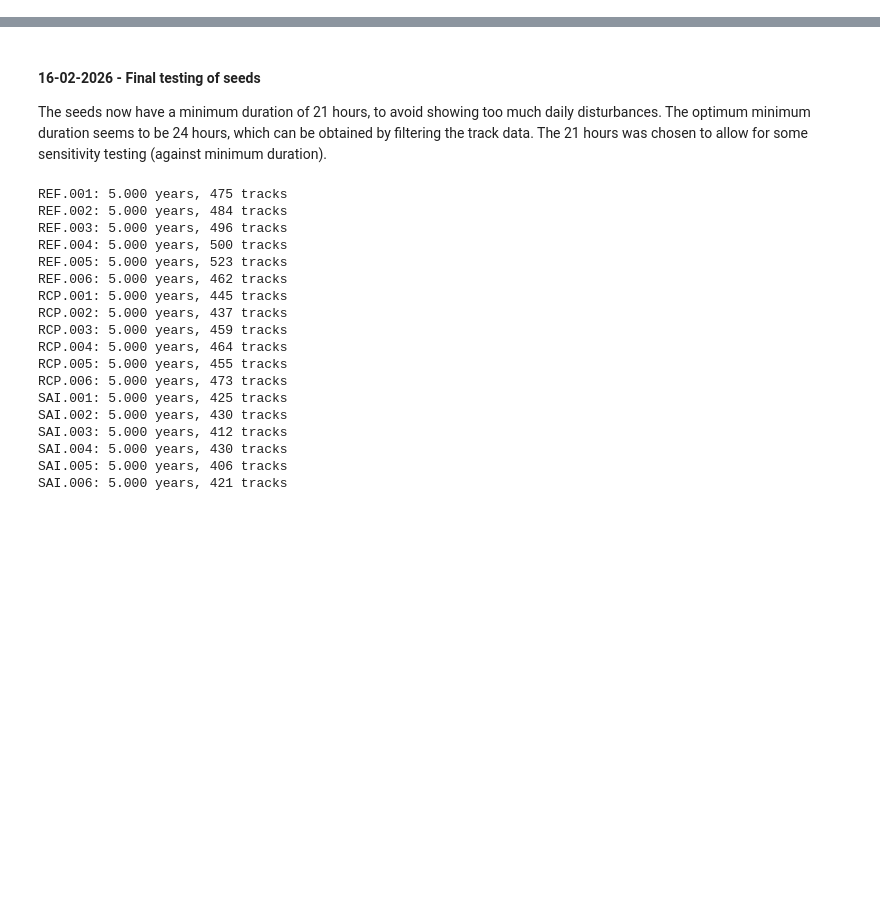
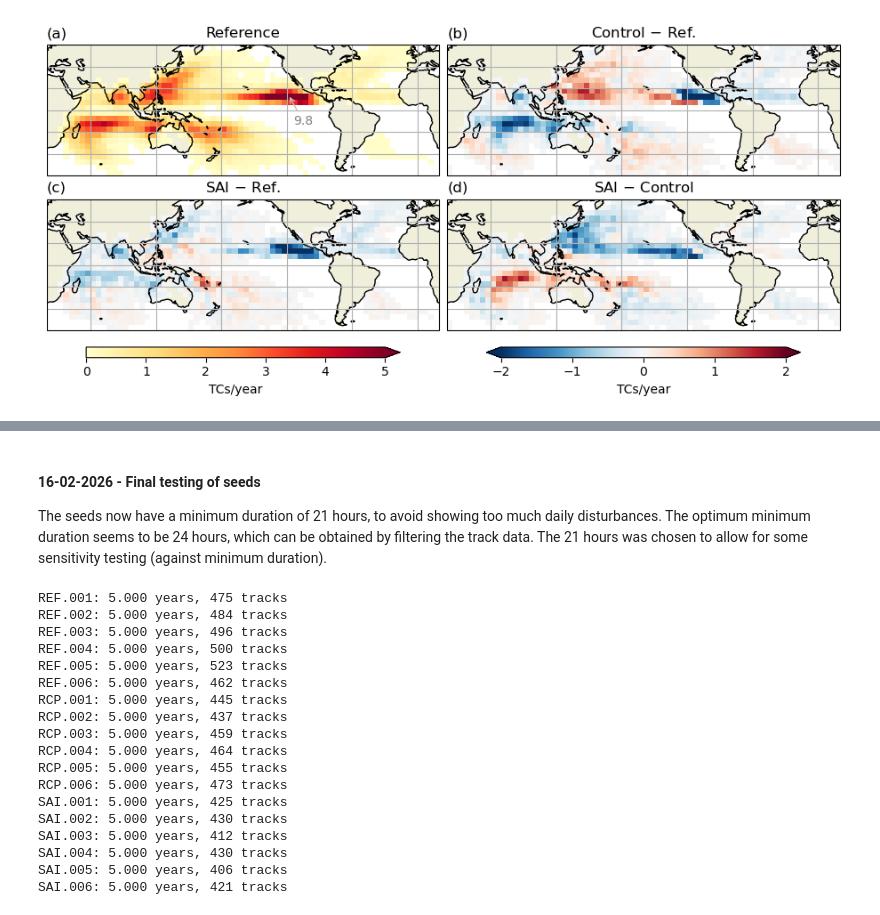
Before and after one commit to JdeJong96/TCs-under-SAI, a Jupyter notebook: analysis/notebooks/link_seeds_TCs.ipynb, the cells around one changed output, grey strips where cells are left out. Cells and saved outputs as stored; diff of their text form; code cells hidden in the pictures; blank space fills up the shorter version.

Commit message:
make figures for (un)succesfull TC seeds

```diff
--- a/analysis/notebooks/link_seeds_TCs.ipynb
+++ b/analysis/notebooks/link_seeds_TCs.ipynb
@@ -11,3 +11,5 @@ import cartopy.feature as cfeature
 import cftime
 import tracks
 %matplotlib inline
+# %%
+ds_tc = tracks.load_tracks('../../tracker/jobs/Tracking_TC_RV/', ext='')
@@ -13,0 +35,2 @@ import tracks
+# %%
+ds_sd = tracks.load_tracks('../../tracker/jobs/Tracking_TC_RV.seeds2/', ext='.seeds2')
@@ -13,0 +94,3 @@ import tracks
+# %%
+ds_sd_s = {exp: ds_sd[exp].sel(id=dsln[exp]).assign_coords(id_tc=('id',dsln[exp].id.data)) for exp in ds_sd}  # seeds that become TCs
+ds_sd_f = {exp: ds_sd[exp].sel(id=~ds_sd[exp].id.isin(dsln[exp])) for exp in ds_sd}  # seeds that do not become TCs
@@ -13,0 +137,77 @@ import tracks
+# %%
+fname = 'track_density_seeds_succes_4panel.pdf'
+kwargs = dict(transform=ccrs.PlateCarree(), add_colorbar=False)
+cbkwargs = dict(orientation='horizontal', aspect=30, shrink=0.8)
+titles = {
+    '(a)': 'Reference',
+    '(b)': 'Control $-$ Ref.',
+    '(c)': 'SAI $-$ Ref.',
+    '(d)': 'SAI $-$ Control',
+}
+vlims = {'ref':{'vmin':0, 'vmax':5}, 'diff':{'vmin':-2,'vmax':2}}
+
+def annotate_minmax(ax, xytext, data, method='max'):
+    if method == 'min':
+        xtr = data.isel(data.argmin(...))
+    elif method == 'max':
+        xtr = data.isel(data.argmax(...))
+    ax.annotate(xy=(xtr.xbins,xtr.ybins), text=f"{xtr:.1f}", c='grey', size=10, va='center', ha='center', xytext=(255,-10),
+            transform=ccrs.PlateCarree(), arrowprops=dict(arrowstyle="->",shrinkB=0,ec='silver'))
+    return
+
+fig, axs = plt.subplots(2,2, figsize=(9,4.2), layout='constrained', subplot_kw={'projection':ccrs.PlateCarree(central_longitude=200)})
+
+ax = axs[0,0] # ref. track density
+cfdata = hists_s['Reference']#.hcount.mean('x')
+cf_ref = cfdata.plot(ax=ax, **vlims['ref'], cmap='YlOrRd', **kwargs)
+#annotate_minmax(ax, (255,-10), cfdata, method='max')
+#ax.scatter(mx.xbins, mx.ybins, c='r', s=1, transform=ccrs.PlateCarree())
+
+ax = axs[0,1] # RCP-Ref track density
+exps = 'RCP8.5-Reference'
+cfdata = hists_s[exps]
+cf = cfdata.plot(ax=ax, **vlims['diff'], cmap='RdBu_r', **kwargs)
+# sig = np.sqrt(stderr[exps[0]]**2+stderr[exps[1]]**2)/np.sqrt(2)
+#mask = xr.where(np.abs(cfdata) < (Zsig*stderr[exps]), True, False).transpose('xbins','ybins')
+#x,y = np.meshgrid(mask.xbins, mask.ybins, indexing='ij')
+#si = ax.scatter(x[mask], y[mask], s=0.5, c='k', edgecolors='none', transform=ccrs.PlateCarree())
+#si = ax.contourf(x, y, mask, hatches=['','///'], alpha=0, transform=ccrs.PlateCarree())
+#annotate_minmax(ax, (255,-10), cfdata, method='min')
+
+ax = axs[1,0] # SAI-Ref track density
+exps = 'SAI2050-Reference'
+cfdata = hists_s[exps]
+cf = cfdata.plot(ax=ax, **vlims['diff'], cmap='RdBu_r', **kwargs)
+# sig = np.sqrt(stderr[exps[0]]**2+stderr[exps[1]]**2)/np.sqrt(2)
+#mask = xr.where(np.abs(cfdata) < (Zsig*stderr[exps]), True, False).transpose('xbins','ybins')
+#x,y = np.meshgrid(mask.xbins, mask.ybins, indexing='ij')
+#si = ax.scatter(x[mask], y[mask], s=0.5, c='k', edgecolors='none', transform=ccrs.PlateCarree())
+#si = ax.contourf(x, y, mask, hatches=['','///'], alpha=0, transform=ccrs.PlateCarree())
+#annotate_minmax(ax, (255,-10), cfdata, method='min')
+
+ax = axs[1,1] # SAI-RCP track density
+exps = 'SAI2050-RCP8.5'
+cfdata = hists_s[exps]
+cf = cfdata.plot(ax=ax, **vlims['diff'], cmap='RdBu_r', **kwargs)
+# sig = np.sqrt(stderr[exps[0]]**2+stderr[exps[1]]**2)/np.sqrt(2)
+#mask = xr.where(np.abs(cfdata) < (Zsig*stderr[exps]), True, False).transpose('xbins','ybins')
+#x,y = np.meshgrid(mask.xbins, mask.ybins, indexing='ij')
+#si = ax.scatter(x[mask], y[mask], s=2, marker='x', linewidths=0.3, c='k', edgecolors='none', transform=ccrs.PlateCarree())
+#si = ax.contourf(x, y, mask, hatches=['','///'], alpha=0, transform=ccrs.PlateCarree())
+
+for ax,(lab,title) in zip(axs.flatten(), titles.items()):
+    ax.gridlines()
+    ax.coastlines()
+    #ax.stock_img()
+    ax.add_feature(cfeature.LAND)
+    ax.set_title(title)
+    ax.set_title(lab, loc='left')
+    ax.set_extent((0,360,-60,60), crs=ccrs.PlateCarree())
+
+cb = fig.colorbar(cf, ax=axs[:,1], extend='both', **cbkwargs)
+cb.ax.set_xlabel('TCs/year')
+cb = fig.colorbar(cf_ref, ax=axs[:,0], extend='max', **cbkwargs)
+cb.ax.set_xlabel('TCs/year')
+
+#tracks.savefig(fig, fname, **savefigkwargs)
+# %% [output]
@@ -13,0 +215 @@ import tracks
+[figure, added]
```
Also changed, not shown: parts of 16 cells of this notebook.
